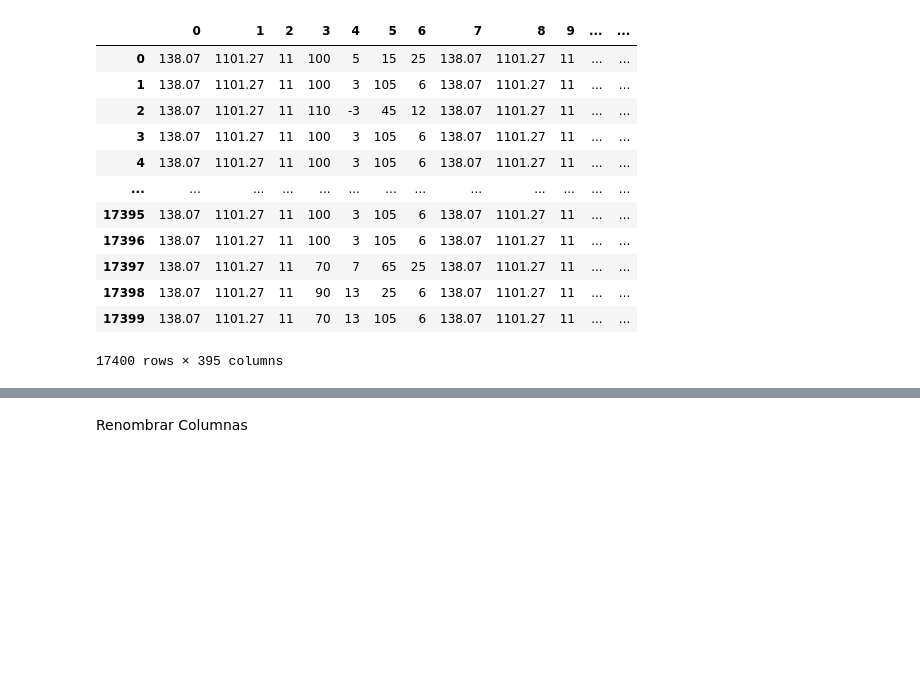
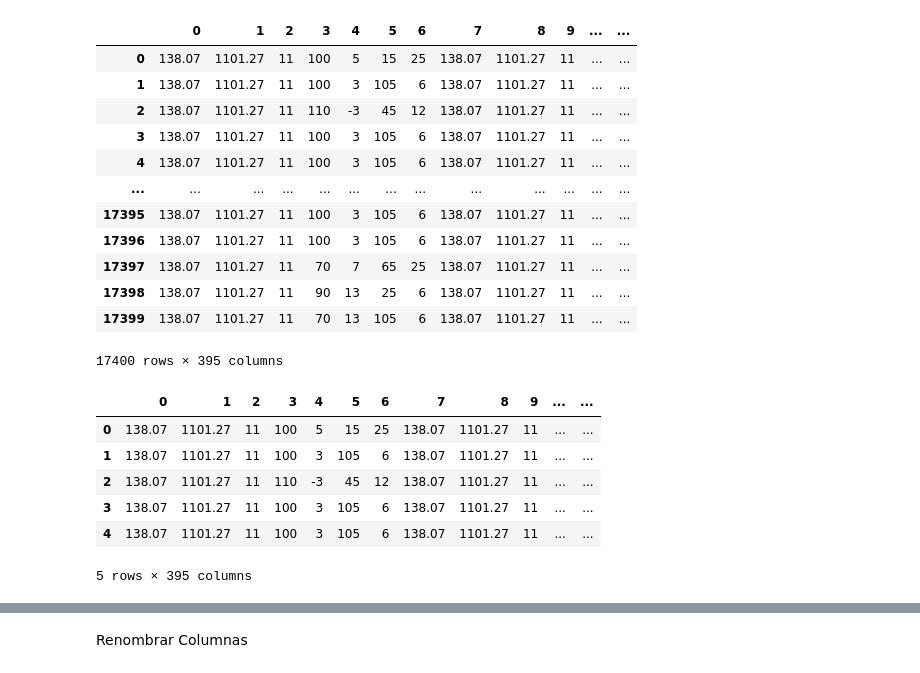
Before and after one commit to MiguelMussi/Multi-Parameter_Wireless_Network, a Jupyter notebook: CNN.ipynb, the cells around one changed output, grey strips where cells are left out. Drawn from its saved outputs; the diff is of its cells as text; code cells hidden in the pictures; blank space fills up the shorter version.

```diff
--- a/CNN.ipynb
+++ b/CNN.ipynb
@@ -564,3 +563,15 @@ df_xyz
 | 17398 | 138.07 | 1101.27 | 11 | 90 | 13 | 25 | 6 | 138.07 | 1101.27 | 11 | ... | ... |
 | 17399 | 138.07 | 1101.27 | 11 | 70 | 13 | 105 | 6 | 138.07 | 1101.27 | 11 | ... | ... |
 17400 rows × 395 columns
+# %%
+df = df_xyz.head(5)
+# %%
+df
+# %% [output]
+|  | 0 | 1 | 2 | 3 | 4 | 5 | 6 | 7 | 8 | 9 | ... | ... |
+| 0 | 138.07 | 1101.27 | 11 | 100 | 5 | 15 | 25 | 138.07 | 1101.27 | 11 | ... | ... |
+| 1 | 138.07 | 1101.27 | 11 | 100 | 3 | 105 | 6 | 138.07 | 1101.27 | 11 | ... | ... |
+| 2 | 138.07 | 1101.27 | 11 | 110 | -3 | 45 | 12 | 138.07 | 1101.27 | 11 | ... | ... |
+| 3 | 138.07 | 1101.27 | 11 | 100 | 3 | 105 | 6 | 138.07 | 1101.27 | 11 | ... | ... |
+| 4 | 138.07 | 1101.27 | 11 | 100 | 3 | 105 | 6 | 138.07 | 1101.27 | 11 | ... | ... |
+5 rows × 395 columns
```
Also changed, not shown: parts of 8 cells of this notebook.
